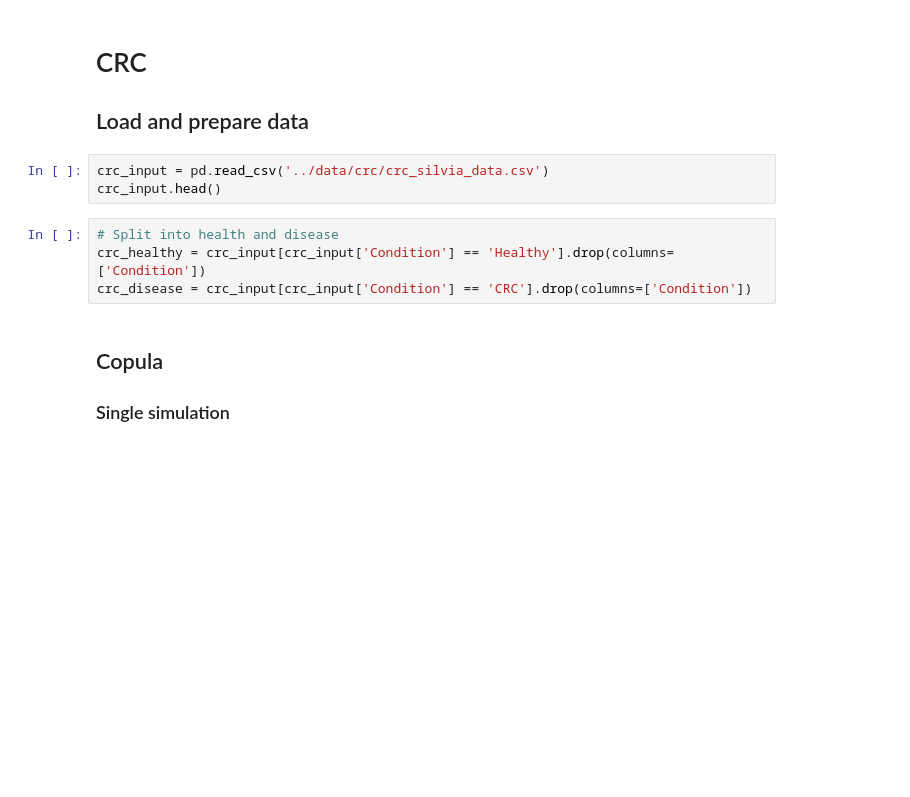
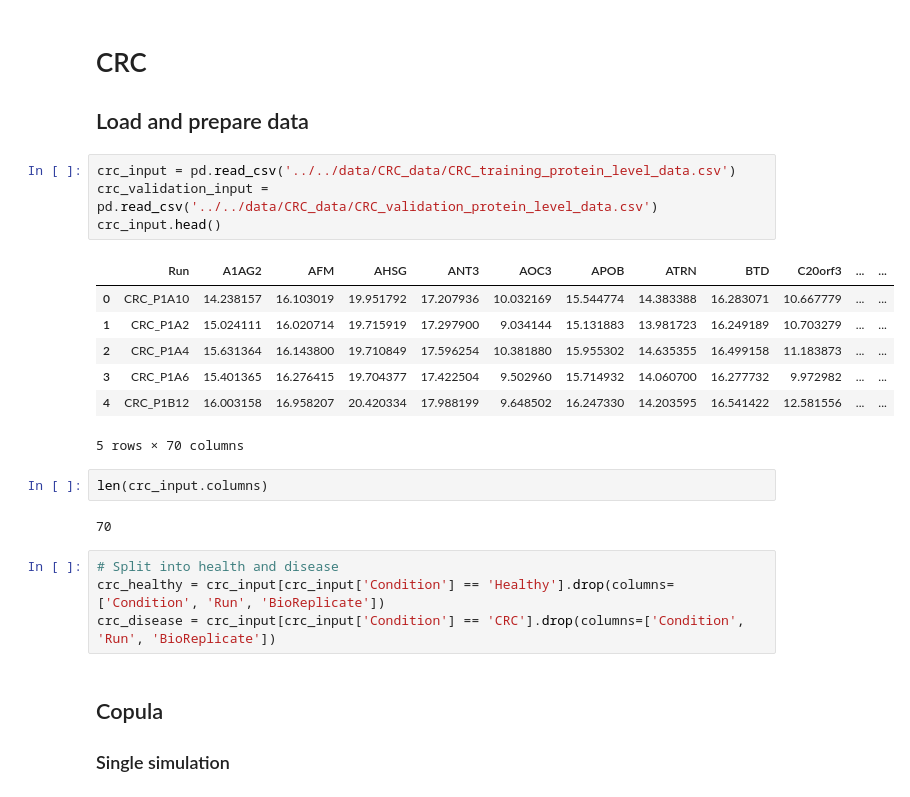
Before and after one commit to devonjkohler/MSquantSim, a Jupyter notebook: notebooks/simulation_comparison.ipynb, the cells around one changed output. Cells and saved outputs as stored; diff of their text form; blank space fills up the shorter version.

```diff
--- a/notebooks/simulation_comparison.ipynb
+++ b/notebooks/simulation_comparison.ipynb
@@ -24,12 +51,25 @@ warnings.filterwarnings('ignore')
 
 ## Load and prepare data
 # %%
-crc_input = pd.read_csv('../data/crc/crc_silvia_data.csv')
+crc_input = pd.read_csv('../../data/CRC_data/CRC_training_protein_level_data.csv')
+crc_validation_input = pd.read_csv('../../data/CRC_data/CRC_validation_protein_level_data.csv')
 crc_input.head()
+# %% [output]
+|  | Run | A1AG2 | AFM | AHSG | ANT3 | AOC3 | APOB | ATRN | BTD | C20orf3 | ... | ... |
+| 0 | CRC_P1A10 | 14.238157 | 16.103019 | 19.951792 | 17.207936 | 10.032169 | 15.544774 | 14.383388 | 16.283071 | 10.667779 | ... | ... |
+| 1 | CRC_P1A2 | 15.024111 | 16.020714 | 19.715919 | 17.297900 | 9.034144 | 15.131883 | 13.981723 | 16.249189 | 10.703279 | ... | ... |
+| 2 | CRC_P1A4 | 15.631364 | 16.143800 | 19.710849 | 17.596254 | 10.381880 | 15.955302 | 14.635355 | 16.499158 | 11.183873 | ... | ... |
+| 3 | CRC_P1A6 | 15.401365 | 16.276415 | 19.704377 | 17.422504 | 9.502960 | 15.714932 | 14.060700 | 16.277732 | 9.972982 | ... | ... |
+| 4 | CRC_P1B12 | 16.003158 | 16.958207 | 20.420334 | 17.988199 | 9.648502 | 16.247330 | 14.203595 | 16.541422 | 12.581556 | ... | ... |
+5 rows × 70 columns
+# %%
+len(crc_input.columns)
+# %% [output]
+70
 # %%
 # Split into health and disease
-crc_healthy = crc_input[crc_input['Condition'] == 'Healthy'].drop(columns=['Condition'])
-crc_disease = crc_input[crc_input['Condition'] == 'CRC'].drop(columns=['Condition'])
+crc_healthy = crc_input[crc_input['Condition'] == 'Healthy'].drop(columns=['Condition', 'Run', 'BioReplicate'])
+crc_disease = crc_input[crc_input['Condition'] == 'CRC'].drop(columns=['Condition', 'Run', 'BioReplicate'])
 # %% [markdown]
 ## Copula
 
```
Also changed, not shown: parts of 34 cells of this notebook, 13 other files.
